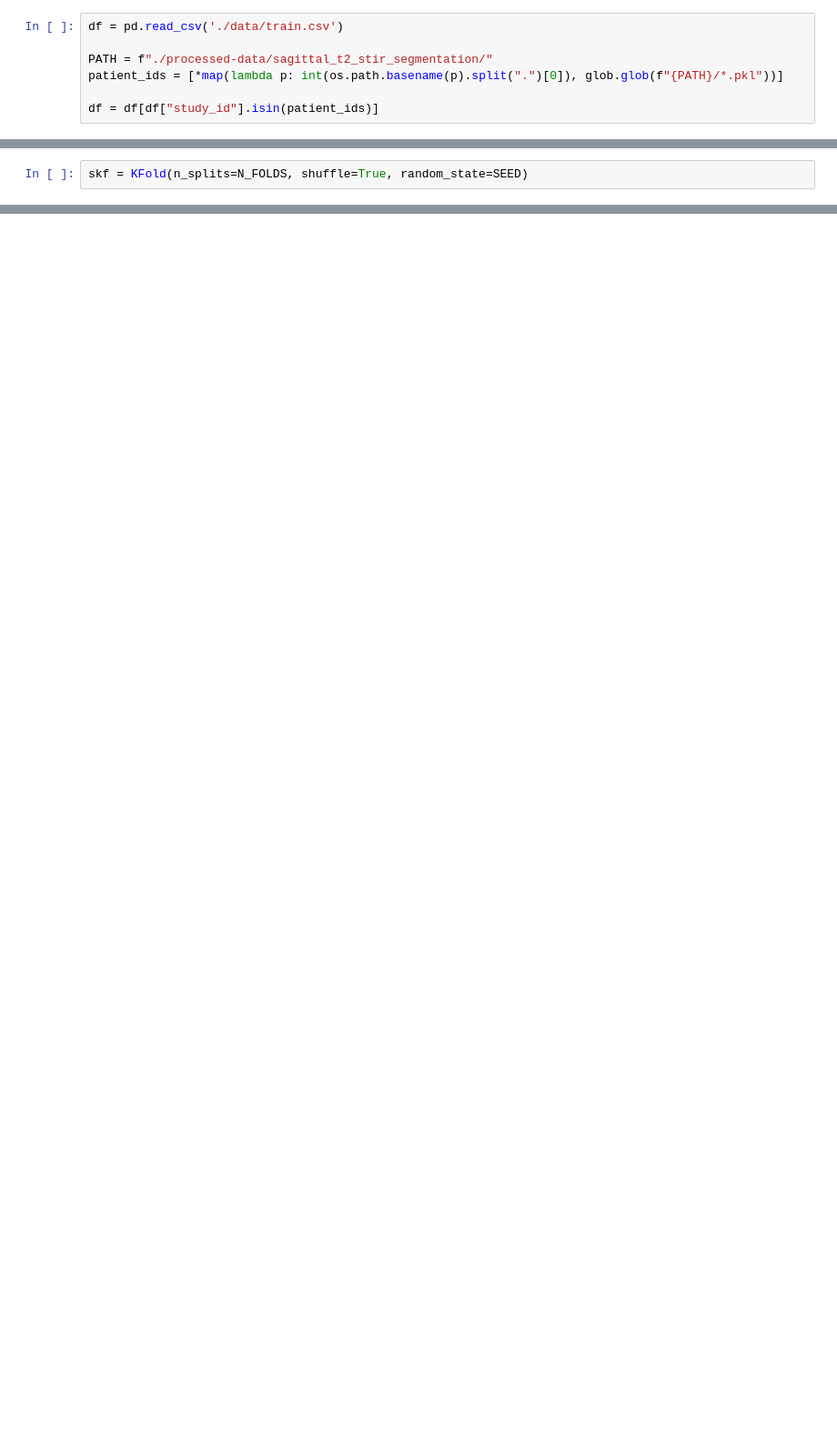
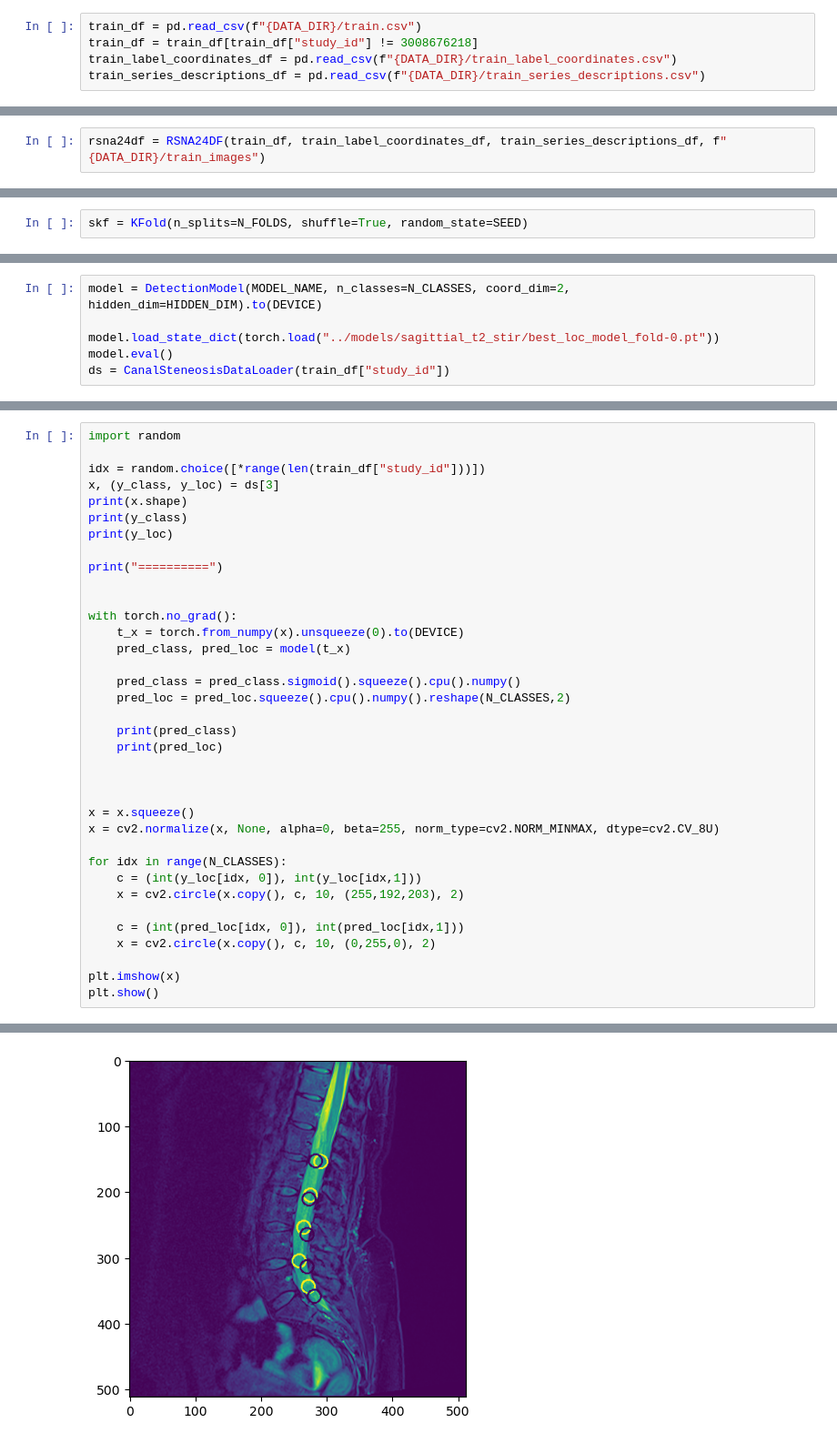
Before and after one commit to IAmPara0x/rsna-2024-lumbar-spine-degenerative-classification, a Jupyter notebook: notebooks/Canal_Steneosis_Detection.ipynb, the cells around one changed output, grey strips where cells are left out. Shown: that part at 91% size. Saved outputs shown, nothing was run; the diff lists cells and outputs as text; blank space fills up the shorter version.

```diff
--- a/notebooks/Canal_Steneosis_Detection.ipynb
+++ b/notebooks/Canal_Steneosis_Detection.ipynb
@@ -63,9 +66,7 @@ N_FOLDS = 5
 LR = 2e-4 * TGT_BATCH_SIZE / 32
 AUG = True
 # %%
-df = pd.read_csv('./data/train.csv')
-
-PATH = f"./processed-data/sagittal_t2_stir_segmentation/"
-patient_ids = [*map(lambda p: int(os.path.basename(p).split(".")[0]), glob.glob(f"{PATH}/*.pkl"))]
-
-df = df[df["study_id"].isin(patient_ids)]
+train_df = pd.read_csv(f"{DATA_DIR}/train.csv")
+train_df = train_df[train_df["study_id"] != 3008676218]
+train_label_coordinates_df = pd.read_csv(f"{DATA_DIR}/train_label_coordinates.csv")
+train_series_descriptions_df = pd.read_csv(f"{DATA_DIR}/train_series_descriptions.csv")
@@ -233,0 +73,2 @@ class RSNA24Model(nn.Module):
+# %%
+rsna24df = RSNA24DF(train_df, train_label_coordinates_df, train_series_descriptions_df, f"{DATA_DIR}/train_images")
@@ -434,0 +281,6 @@ EPOCH: 10
+# %%
+model = DetectionModel(MODEL_NAME, n_classes=N_CLASSES, coord_dim=2, hidden_dim=HIDDEN_DIM).to(DEVICE)
+
+model.load_state_dict(torch.load("../models/sagittial_t2_stir/best_loc_model_fold-0.pt"))
+model.eval()
+ds = CanalSteneosisDataLoader(train_df["study_id"])
@@ -434,0 +289,37 @@ EPOCH: 10
+# %%
+import random
+
+idx = random.choice([*range(len(train_df["study_id"]))])
+x, (y_class, y_loc) = ds[3]
+print(x.shape)
+print(y_class)
+print(y_loc)
+
+print("==========")
+
+
+with torch.no_grad():
+    t_x = torch.from_numpy(x).unsqueeze(0).to(DEVICE)
+    pred_class, pred_loc = model(t_x)
+
+    pred_class = pred_class.sigmoid().squeeze().cpu().numpy()
+    pred_loc = pred_loc.squeeze().cpu().numpy().reshape(N_CLASSES,2)
+
+    print(pred_class)
+    print(pred_loc)
+
+
+
+x = x.squeeze()
+x = cv2.normalize(x, None, alpha=0, beta=255, norm_type=cv2.NORM_MINMAX, dtype=cv2.CV_8U)
+
+for idx in range(N_CLASSES):
+    c = (int(y_loc[idx, 0]), int(y_loc[idx,1]))
+    x = cv2.circle(x.copy(), c, 10, (255,192,203), 2)
+
+    c = (int(pred_loc[idx, 0]), int(pred_loc[idx,1]))
+    x = cv2.circle(x.copy(), c, 10, (0,255,0), 2)
+
+plt.imshow(x)
+plt.show()
+# %% [output]
@@ -434,0 +340 @@ EPOCH: 10
+[figure, added]
```
Also changed, not shown: parts of 11 cells of this notebook, 14 other files.
